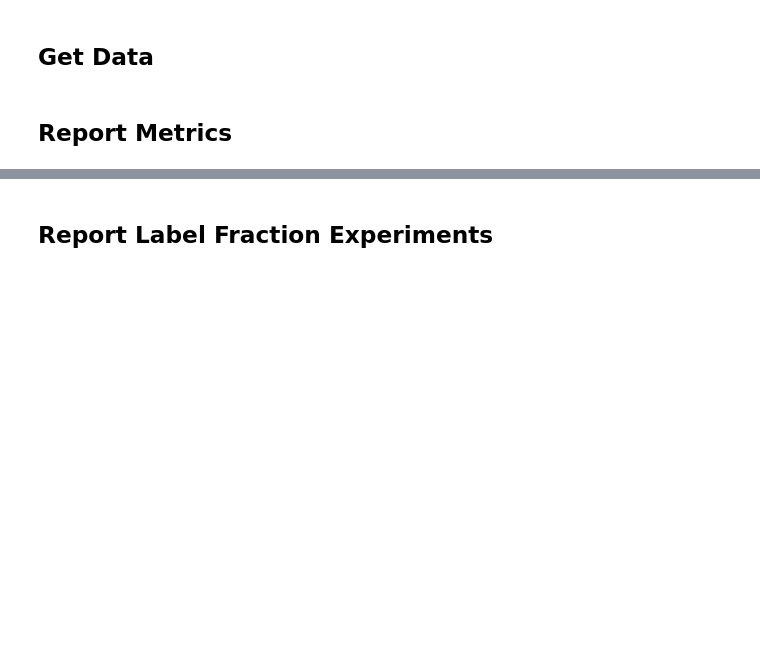
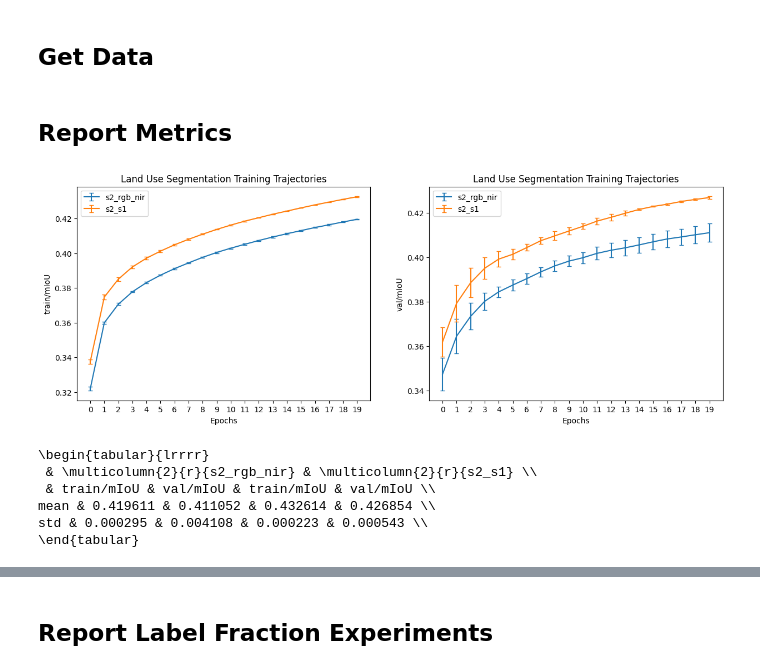
Before and after one commit to AlexanderLontke/ssl-ddpm-rs, a Jupyter notebook: notebooks/reports/EWC-Segmentation-Downstream-Task.ipynb, the cells around one changed output, grey strips where cells are left out. Saved outputs shown, nothing was run; the diff lists cells and outputs as text; code cells hidden in the pictures; blank space fills up the shorter version.

Commit message:
Added updates to segmentation report

```diff
--- a/notebooks/reports/EWC-Segmentation-Downstream-Task.ipynb
+++ b/notebooks/reports/EWC-Segmentation-Downstream-Task.ipynb
@@ -27,0 +63,3 @@ RUN_FILTER = {"name": {"$in": ["2p2n4tv2", "aa2yxpin", "ues188te", "pws0vl7w", "
+# %%
+EXPERIMENT_NAMES = ["s2_rgb_nir-ewc-segmentation", "s2_s1-ewc-segmentation"]
+MODALITY_NAMES = ["s2_rgb_nir", "s2_s1"]
@@ -32,4 +86,44 @@ run_histories = get_wandb_run_histories(
+# %%
+cleaned_run_histories = {k:v for k, v in run_histories.items() if len(v["history"]) == 155340}
 # %% [markdown]
 ## Report Metrics ##
+# %%
+run_histories_ordered_by_modality = {
+    modality_name: {
+        run_id: run_history
+        for run_id, run_history in cleaned_run_histories.items()
+        if run_history["name"].split("-")[0] == modality_name
+    }
+    for modality_name in MODALITY_NAMES
+}
 # %%
 # TODO: Graph showing the epoch validation trajectory of the mIoU/Accuracy for each modality
+metrics_of_interest = ["train/mIoU", "val/mIoU"]
+modality_aggregates = {
+    modality_name: aggregate_run_histories(metrics_of_interest=metrics_of_interest, run_histories=modal_run_histories)
+    for modality_name, modal_run_histories in run_histories_ordered_by_modality.items()
+}
+# %%
+fig, axs = plt.subplots(nrows=1, ncols=len(metrics_of_interest), figsize=(15, 5))
+
+# TODO add legend and multiple lines one for each modality
+for modality, aggregate in modality_aggregates.items():
+    i = 0
+    for metric, aggregates_dict in aggregate.items():
+        yerr = []
+        x = []
+        y = []
+        for k, v in aggregates_dict[MEAN_KEY].items():
+            x += [int(k)]
+            y += [v]
+            yerr += [aggregates_dict[STD_KEY][k]]
+        ax = axs[i]
+        ax.errorbar(x=x, y=y, yerr=yerr, capsize=3, label=modality)
+        ax.set_xticks(x)
+        ax.set_title(f"Land Use Segmentation Training Trajectories")
+        ax.set_xlabel("Epochs")
+        ax.set_ylabel(f"{metric}")
+        ax.legend()
+        i+=1
+# %% [output]
+[figure, added]
@@ -36,4 +132,11 @@ run_histories = get_wandb_run_histories(
 # %%
 # TODO: Table showing metrics for the mIoU/accuracy of each modality with standard deviation
-for k, v in run_histories.items():
-    run_histories[k]["history"] = pd.DataFrame(run_histories[k]["history"])
+df = pd.DataFrame({(outerKey, innerKey): {k: v[19.0] for k, v in values.items()} for outerKey, innerDict in modality_aggregates.items() for innerKey, values in innerDict.items()})
+print(df.style.to_latex())
+# %% [output]
+\begin{tabular}{lrrrr}
+ & \multicolumn{2}{r}{s2_rgb_nir} & \multicolumn{2}{r}{s2_s1} \\
+ & train/mIoU & val/mIoU & train/mIoU & val/mIoU \\
+mean & 0.419611 & 0.411052 & 0.432614 & 0.426854 \\
+std & 0.000295 & 0.004108 & 0.000223 & 0.000543 \\
+\end{tabular}
```
Also changed, not shown: parts of 10 cells of this notebook.
